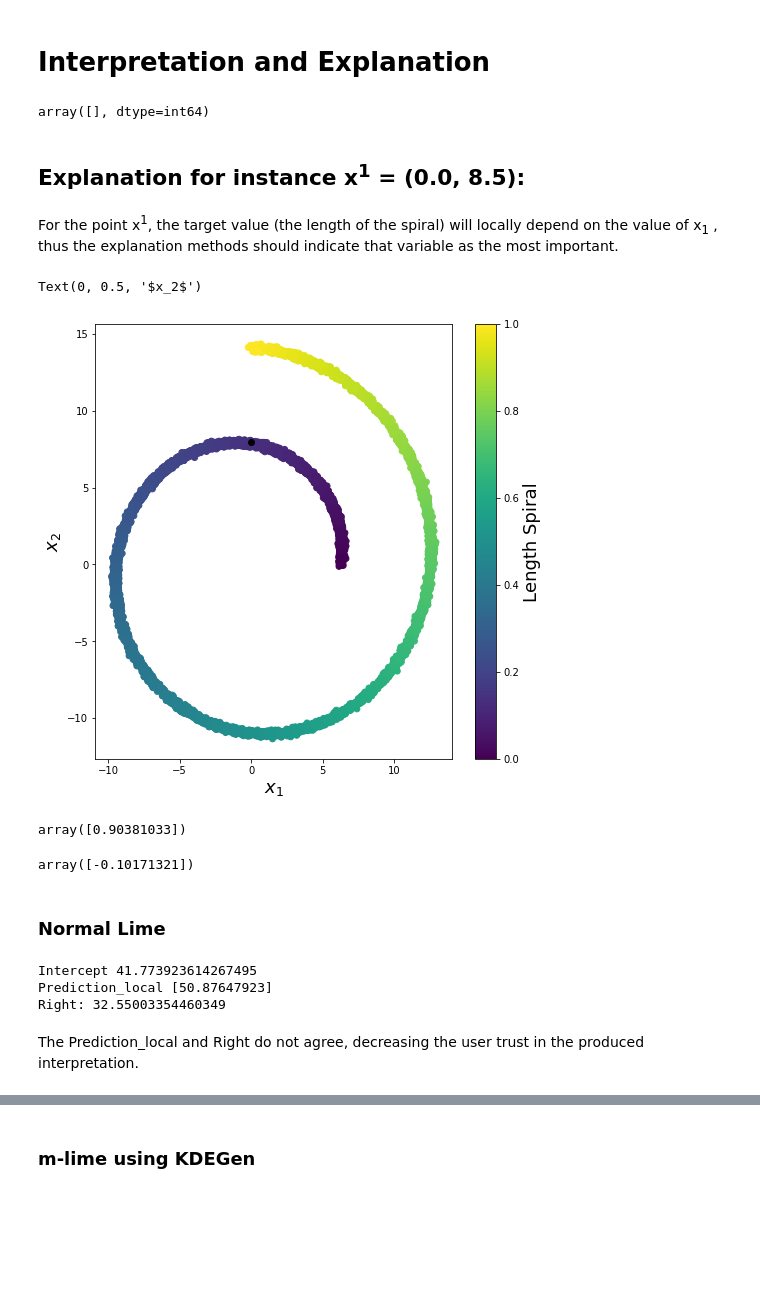
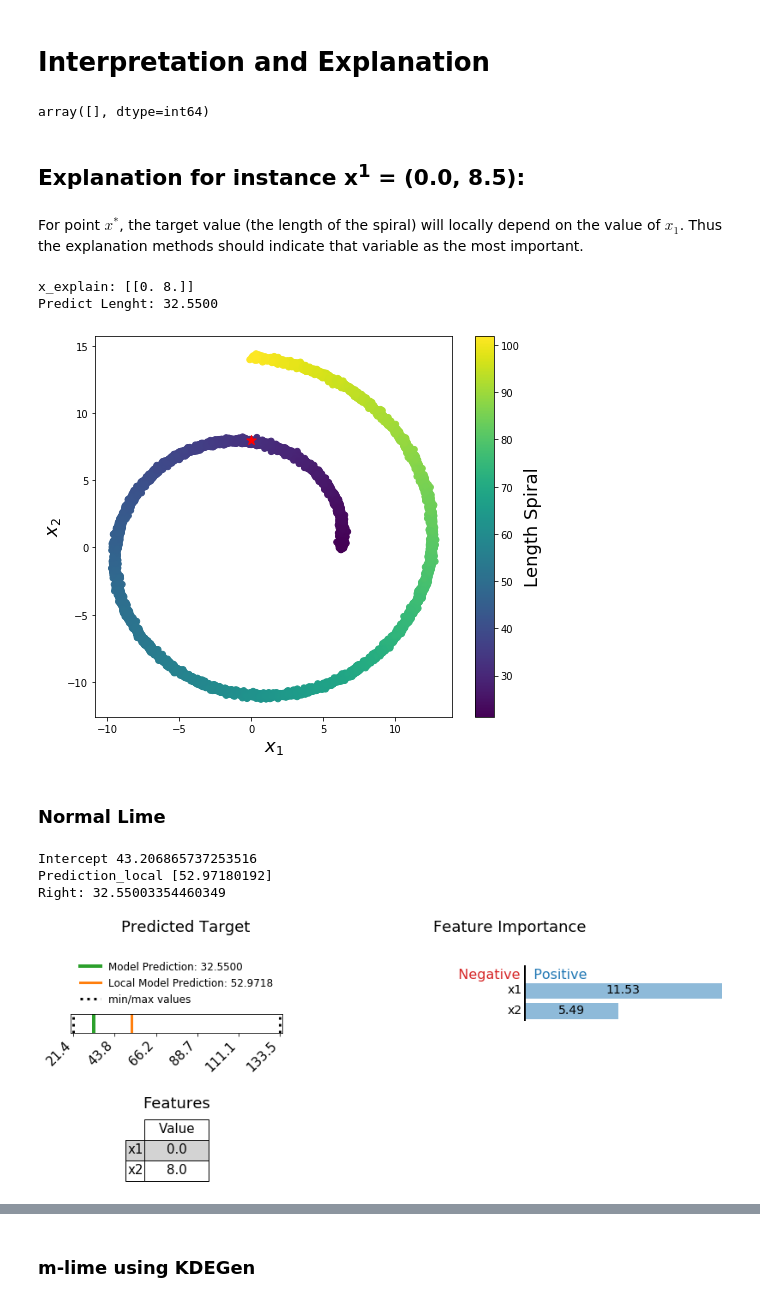
Before and after one commit to tiagobotari/melime, a Jupyter notebook: m-lime/experiments/ex_lime_tabular_regression_kde_spiral.ipynb, the cells around one changed output, grey strips where cells are left out. Cells and saved outputs as stored; diff of their text form; code cells hidden in the pictures; blank space fills up the shorter version.

```diff
--- a/m-lime/experiments/ex_lime_tabular_regression_kde_spiral.ipynb
+++ b/m-lime/experiments/ex_lime_tabular_regression_kde_spiral.ipynb
@@ -64,35 +64,27 @@ MSE:  0.010930202936148214
 # Interpretation and Explanation
 # %%
 categorical_features = np.argwhere(np.array([len(set(data.data[:,x])) for x in range(data.data.shape[1])]) <= 10).flatten()
+categorical_features
+# %% [output]
+array([], dtype=int64)
-# %%
-categorical_features
-# %% [output]
-array([], dtype=int64)
 # %% [markdown]
 ## Explanation for instance x<sup>1</sup> = (0.0, 8.5):
 # %% [markdown]
-For the point x<sup>1</sup>, the target value (the length of the spiral) will locally depend on the value of x<sub>1</sub> , thus the explanation methods should indicate that variable as the most important.
+For point $x^*$, the target value (the length of the spiral) will locally depend on the value of $x_1$. Thus the explanation methods should indicate that variable as the most important.
 # %%
-x_explain = np.array([-0.0, 8.0])
+x_explain = np.array([[0.0, 8.0]])
 # %%
 fig, ax = data.plot()
-cp = ax.scatter(x_explain[0], x_explain[1], c='black')
-color = plt.colorbar(cp)
-fig.set_size_inches(8,8)
-color.set_label(label='Length Spiral', size=18)
+cp = ax.scatter(x_explain[:, 0], x_explain[:, 1], s=100, c='red', marker="*")
+fig.set_size_inches(8,7)
 plt.xlabel('$x_1$', fontsize=18)
 plt.ylabel('$x_2$', fontsize=18)
+print(f'x_explain: {x_explain}')
+print(f'Predict Lenght: {model.predict(np.array([[0.0, 8.0]]))[0]:5.4f}')
 # %% [output]
-Text(0, 0.5, '$x_2$')
+x_explain: [[0. 8.]]
+Predict Lenght: 32.5500
-[figure, old version]
+[figure, new version]
-# %%
-model.predict(np.array([[0.0, 8.0]]))-model.predict(np.array([[1.0, 8.0]]))
-# %% [output]
-array([0.90381033])
-# %%
-model.predict(np.array([[0.0, 8.0]]))-model.predict(np.array([[0.0, 8.2]]))
-# %% [output]
-array([-0.10171321])
 # %% [markdown]
 ### Normal Lime
 # %%
@@ -101,14 +93,8 @@ explainer = lime.lime_tabular.LimeTabularExplainer(
     class_names=['legth'], categorical_features=categorical_features,
     verbose=True, mode='regression', discretize_continuous=False)
 # %%
-exp = explainer.explain_instance(
-    x_explain,
-    model.predict, num_features=5,
-    model_regressor=Linear()
-    )
+exp = explainer.explain_instance(x_explain[0], model.predict)
 # %% [output]
-Intercept 41.773923614267495
-Prediction_local [50.87647923]
+Intercept 43.206865737253516
+Prediction_local [52.97180192]
 Right: 32.55003354460349
-# %% [markdown]
-The Prediction_local and Right do not agree, decreasing the user trust in the produced interpretation.
@@ -114,0 +120,5 @@ The Prediction_local and Right do not agree, decreasing the user trust in the pr
+# %%
+fig, axs = ExplainGraph.plot(explanation)
+plt.savefig(f'spiral_x_{x_explain}_lime.png', dpi=300)
+# %% [output]
+[figure, added]
```
Also changed, not shown: parts of 38 cells of this notebook, 3 other files.
